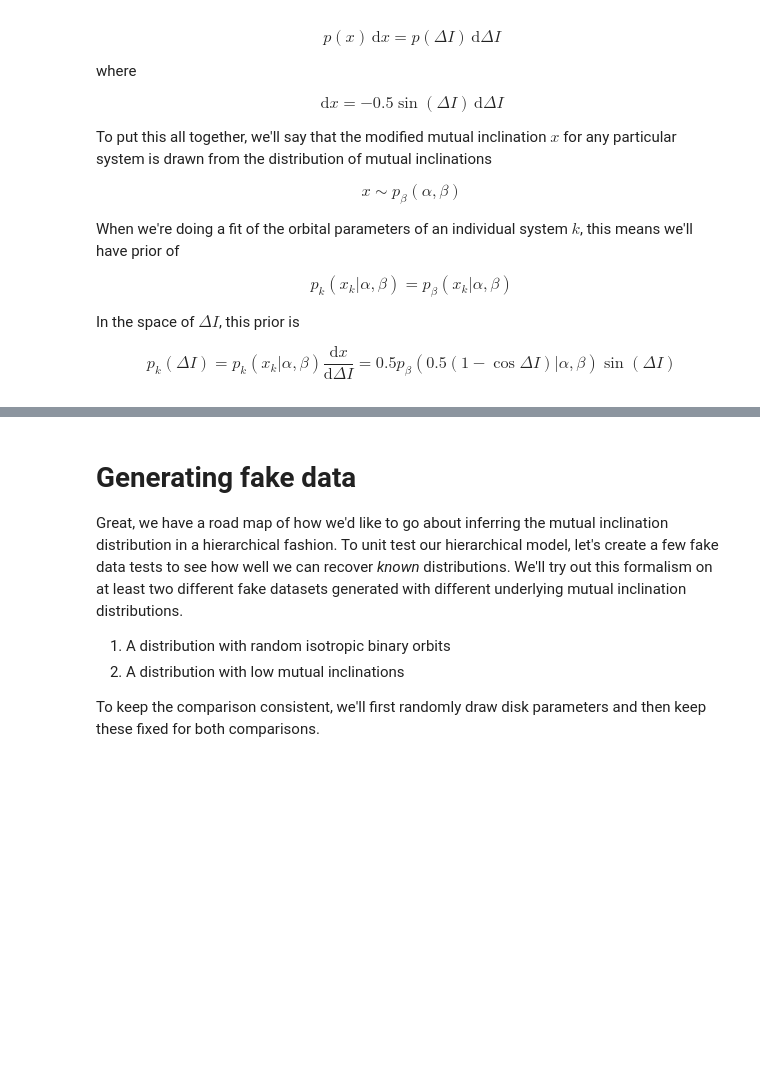
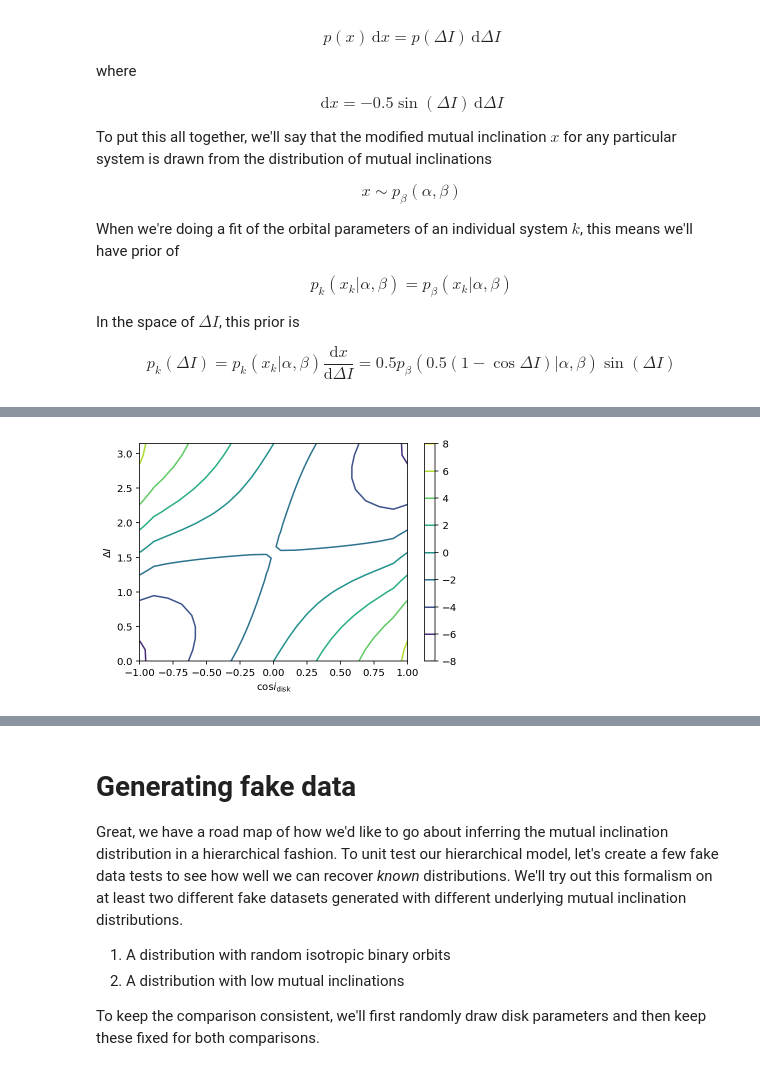
Before and after one commit to iancze/hierarchical-mutual-inclinations, a Jupyter notebook: MutualInclinations.ipynb, the cells around one changed output, grey strips where cells are left out. Drawn from its saved outputs; the diff is of its cells as text; code cells hidden in the pictures; blank space fills up the shorter version.

```diff
--- a/MutualInclinations.ipynb
+++ b/MutualInclinations.ipynb
@@ -333,0 +328,19 @@ This posterior looks a little bit different than before. For this single disk $k
+# %%
+def p_cos_i(cos_i_disk, delta_I):
+    '''
+    Assume inputs in radians
+    '''
+    return 2 * np.pi * cos_i_disk * np.cos(delta_I) - 2 * np.sqrt(1 - cos_i_disk**2) * np.sin(delta_I)
+
+cos_i_disks = np.linspace(1, -1, num=20)
+delta_I = np.linspace(0, np.pi, num=20)
+
+X, Y = np.meshgrid(cos_i_disks, delta_I)
+p_cos_is = p_cos_i(X, Y)
+
+plt.contour(cos_i_disks, delta_I, p_cos_is)
+plt.colorbar()
+plt.xlabel(r"$\cos i_\mathrm{disk}$");
+plt.ylabel(r"$\Delta I$");
+# %% [output]
+[figure, added]
```
Also changed, not shown: parts of 2 cells of this notebook.
